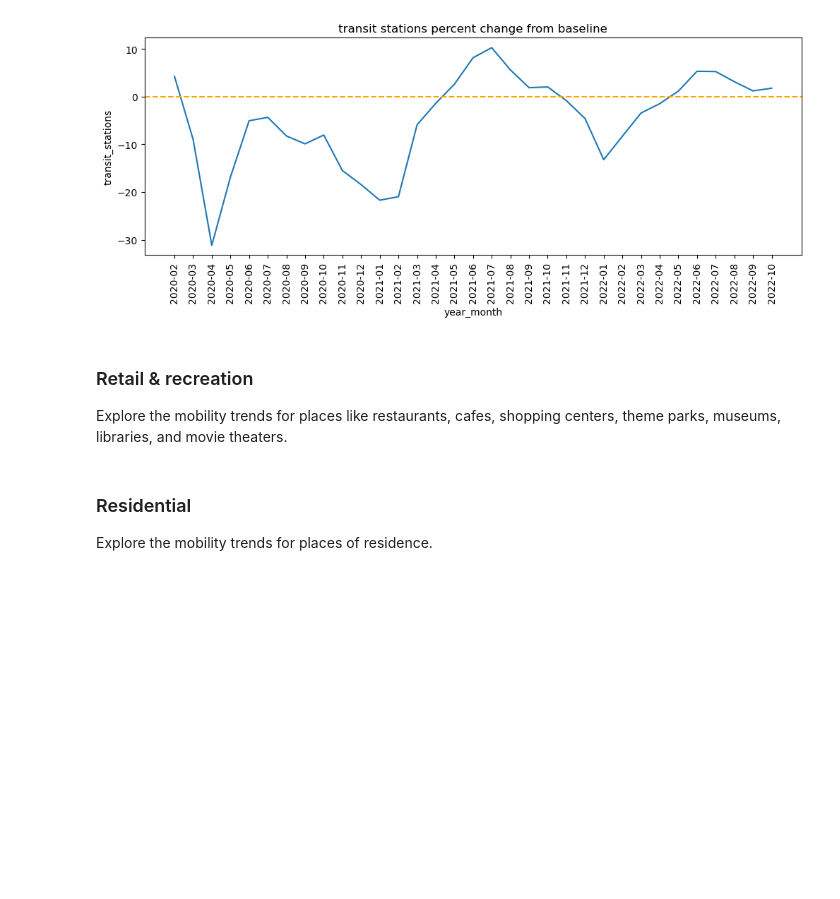
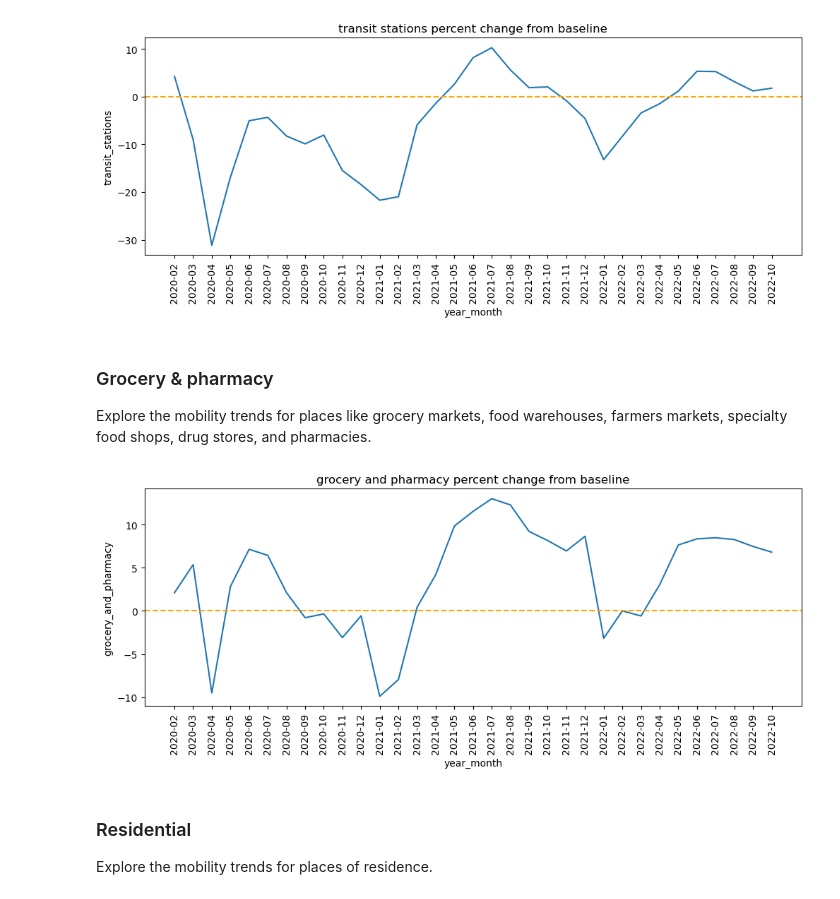
Before and after one commit to UCB-stat-159-s23/project-Group24, a Jupyter notebook: EDA_analysis.ipynb, the cells around one changed output. Cells and saved outputs as stored; diff of their text form; code cells hidden in the pictures; blank space fills up the shorter version.

Commit message:
analysis of grocery and pharmacy

```diff
--- a/EDA_analysis.ipynb
+++ b/EDA_analysis.ipynb
@@ -144,8 +144,18 @@ plt.savefig('figures/transit_stations_percent_change_from_baseline.png');
 # %% [output]
 [figure]
 # %% [markdown]
-### Retail & recreation
-Explore the mobility trends for places like restaurants, cafes, shopping centers, theme parks, museums, libraries, and movie theaters.
+### Grocery & pharmacy
+
+Explore the mobility trends for places like grocery markets, food warehouses, farmers markets, specialty food shops, drug stores, and pharmacies.
+# %%
+fig, ax = plt.subplots(figsize=(12,4))
+sns.lineplot(data=groupby_data, x='year_month', y='grocery_and_pharmacy')
+ax.axhline(y=0, linestyle='dashed', color='orange')
+plt.xticks(rotation=90)
+plt.title('grocery and pharmacy percent change from baseline')
+plt.savefig('figures/grocery_and_pharmacy_percent_change_from_baseline.png');
+# %% [output]
+[figure, added]
 # %% [markdown]
 ### Residential
 Explore the mobility trends for places of residence.
```
Also changed, not shown: parts of 1 cell of this notebook.
